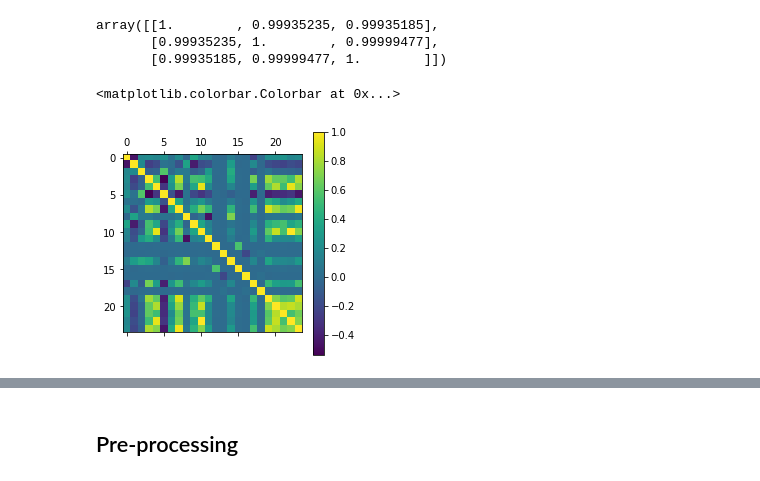
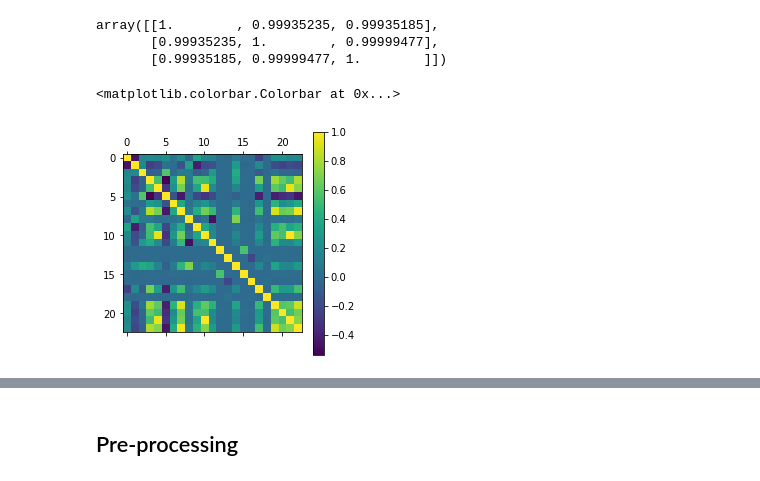
Before and after one commit to AndresMontero/ML_2019_EPFL, a Jupyter notebook: projects/project1/scripts/project1.ipynb, the cells around one changed output, grey strips where cells are left out. Cells and saved outputs as stored; diff of their text form; code cells hidden in the pictures.

```diff
--- a/projects/project1/scripts/project1.ipynb
+++ b/projects/project1/scripts/project1.ipynb
@@ -44,8 +44,8 @@ array([[1.        , 0.99935235, 0.99935185],
 corr_cols = [4,6,25,26,23,24]
 tX_num_uncorr = np.delete(tX_num,corr_cols,axis = 1)
 # %%
-plt.matshow(np.corrcoef(tX_uncorr,rowvar=False))
+plt.matshow(np.corrcoef(tX_num_uncorr,rowvar=False))
 plt.colorbar()
 # %% [output]
 <matplotlib.colorbar.Colorbar at 0x...>
-[figure, old version]
+[figure, new version]
```
Also changed, not shown: parts of 5 cells of this notebook.
